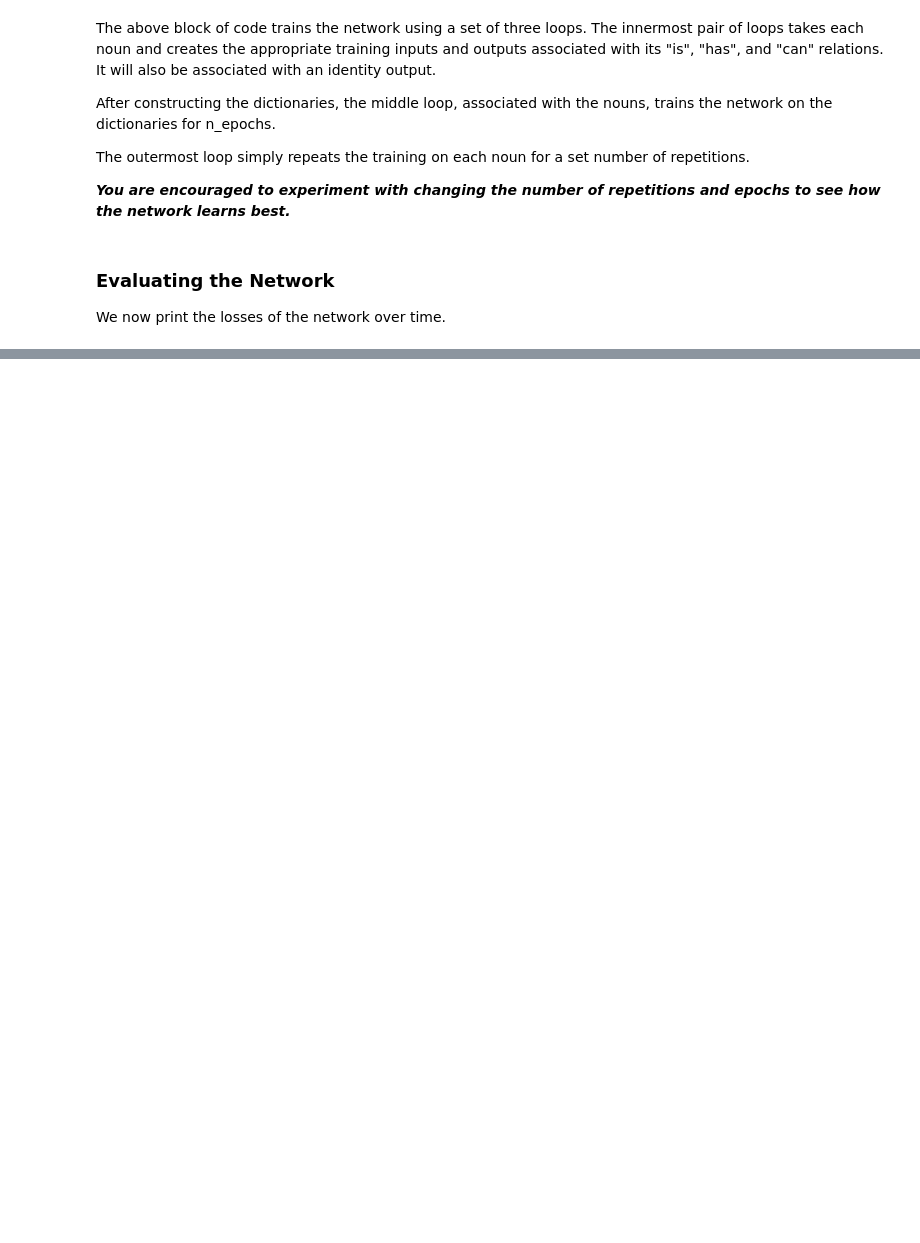
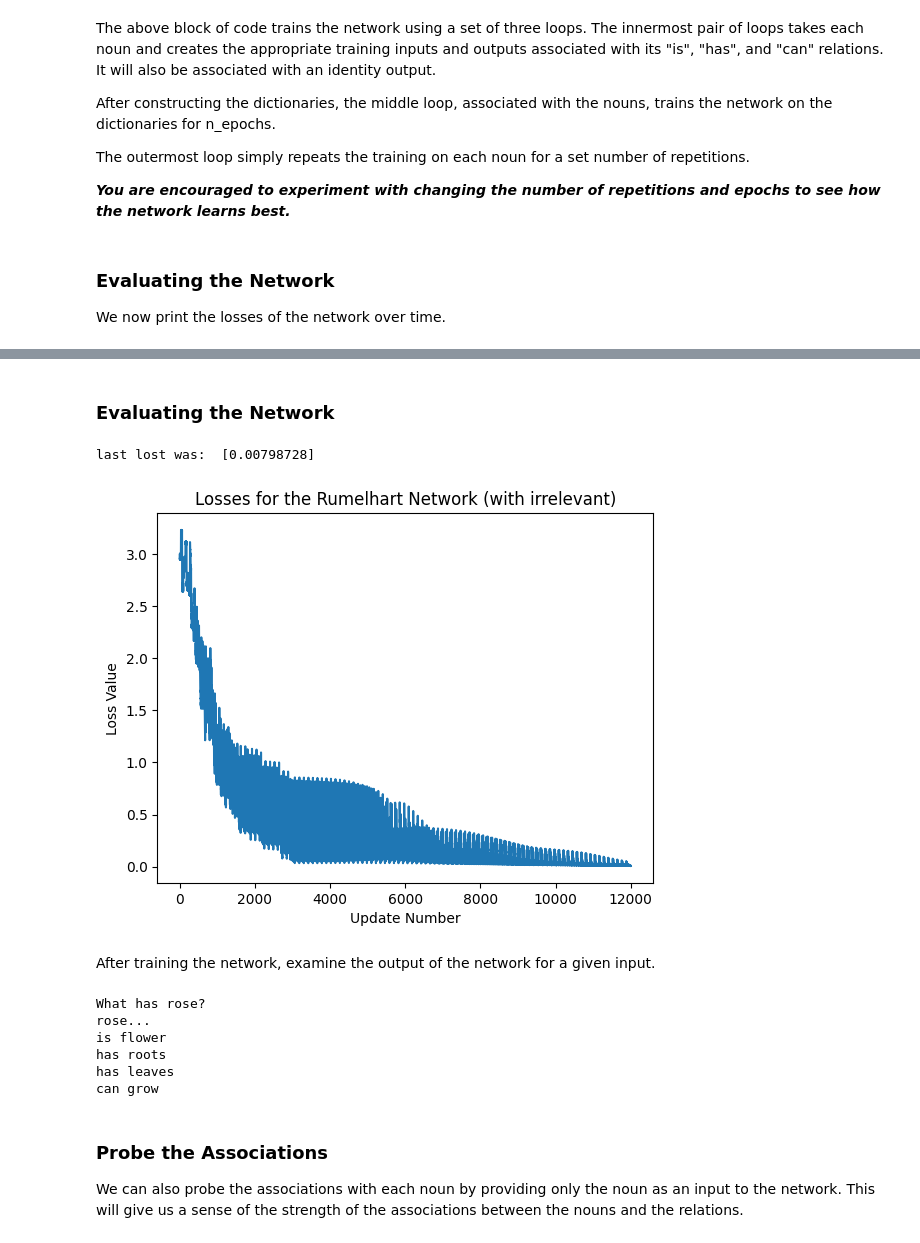
Before and after one commit to PrincetonUniversity/NEU-PSY-502, a Jupyter notebook: website/content/502B/Computation/Statistical Learning and Backpropagation/notebooks/1 Rumelhart Semantic Network.ipynb, the cells around one changed output, grey strips where cells are left out. Drawn from its saved outputs; the diff is of its cells as text; code cells hidden in the pictures; blank space fills up the shorter version.

```diff
--- a/website/content/502B/Computation/Statistical Learning and Backpropagation/notebooks/1 Rumelhart Semantic Network.ipynb
+++ b/website/content/502B/Computation/Statistical Learning and Backpropagation/notebooks/1 Rumelhart Semantic Network.ipynb
@@ -400,7 +400,7 @@ Finally, we create the composition. Here, we use `pnl.AutoDiffComposition` to bu
 
 We then add all nodes and projections to the network and configure the logging conditions for the outputs.
 # %%
-learning_rate = .2
+learning_rate = 1
 # Create the AutoDiffComposition with the pathways
 
 rumelhart_net = pnl.AutodiffComposition(
@@ -561,0 +579,11 @@ Why are the losses noisy? How can you reduce the noise?
+# %%
+rumelhart_net_with_ir = pnl.AutodiffComposition(
+    pathways=[[input_nouns, map_in_nouns_h_nouns, hidden_nouns],
+              [input_relations, map_in_rel_h_mixed, hidden_mixed],
+              [hidden_nouns, map_h_nouns_h_mixed, hidden_mixed],
+              [hidden_mixed, map_h_mixed_out_I, output_I],
+              [hidden_mixed, map_h_mixed_out_is, output_is],
+              [hidden_mixed, map_h_mixed_out_has, output_has],
+              [hidden_mixed, map_h_mixed_out_can, output_can]],
+    learning_rate=learning_rate
+)
@@ -561,0 +705,56 @@ Why are the losses noisy? How can you reduce the noise?
+# %% [markdown]
+### Evaluating the Network
+# %%
+exec_id = rumelhart_net_with_ir.default_execution_id
+losses = rumelhart_net_with_ir.parameters.torch_losses.get(exec_id)
+
+plt.xlabel('Update Number')
+plt.ylabel('Loss Value')
+plt.title('Losses for the Rumelhart Network (with irrelevant)')
+plt.plot(losses)
+print('last lost was: ',losses[-1])
+# %% [output]
+last lost was:  [0.00798728]
+[figure, added]
+# %% [markdown]
+After training the network, examine the output of the network for a given input.
+# %%
+# Pick a random id
+
+noun_id = np.random.randint(0, len(nouns)-1)
+
+relations_id = np.random.randint(0, len(relations)-1)
+
+input_dict = {
+    input_nouns: [nouns_onehot[noun_id]],
+    input_relations: [rels_onehot[relations_id]]
+}
+
+answer = rumelhart_net_with_ir.run(input_dict)
+
+print(f'What {relations[relations_id]} {nouns[noun_id]}?')
+
+print(f'{nouns[np.argmax(answer[0])]}...')
+
+for idx, el in enumerate(answer[1]):
+    if el > 0.5:
+        print(f'is {is_list[idx]}')
+
+for idx, el in enumerate(answer[2]):
+    if el > 0.5:
+        print(f'has {has_list[idx]}')
+
+for idx, el in enumerate(answer[3]):
+    if el > 0.5:
+        print(f'can {can_list[idx]}')
+# %% [output]
+What has rose?
+rose...
+is flower
+has roots
+has leaves
+can grow
+# %% [markdown]
+### Probe the Associations
+
+We can also probe the associations with each noun by providing only the noun as an input to the network. This will give us a sense of the strength of the associations between the nouns and the relations.
```
Also changed, not shown: parts of 16 cells of this notebook, 2 other files.
